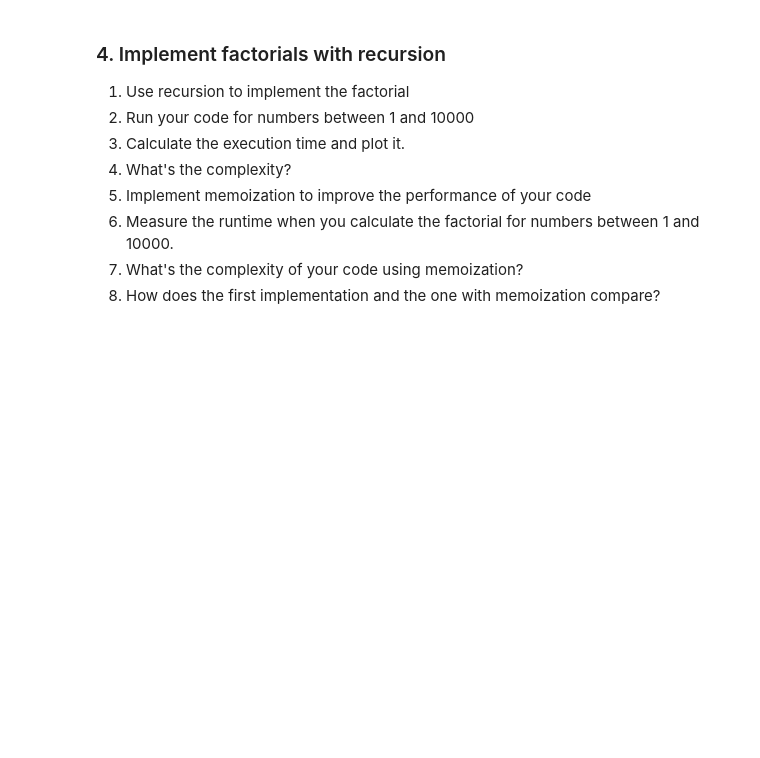
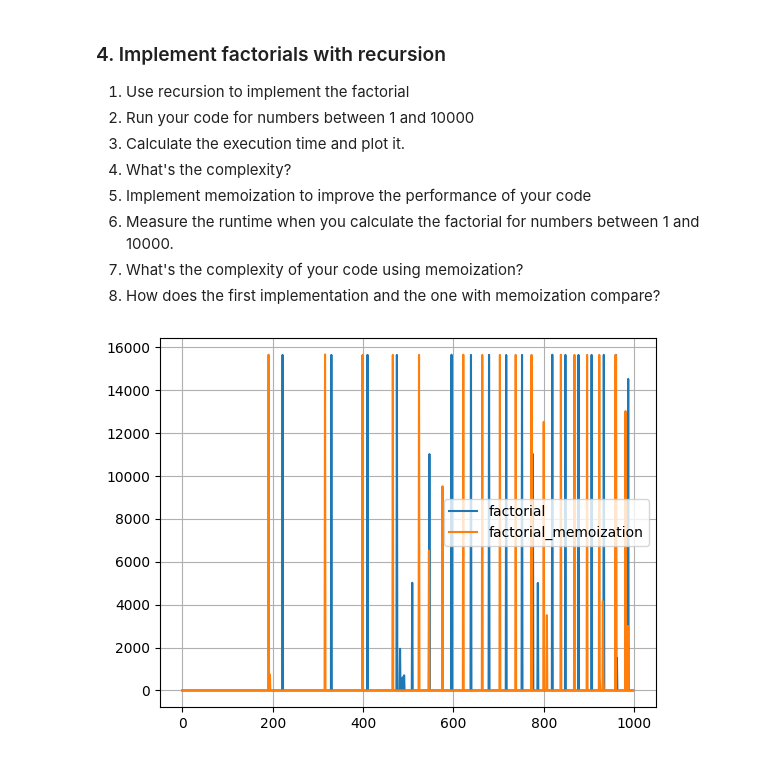
Before and after one commit to RandallMencias/cmp-3002-fall22-rmencias, a Jupyter notebook: HW3/HW_3.ipynb, the cells around one changed output. Saved outputs shown, nothing was run; the diff lists cells and outputs as text; code cells hidden in the pictures; blank space fills up the shorter version.

```diff
--- a/HW3/HW_3.ipynb
+++ b/HW3/HW_3.ipynb
@@ -258,36 +293,51 @@ lists = [random_list() for i in range(100)]
 # %%
 @clock
 def factorial(n):
-    if n == 1:
+    '''
+    :param n:
+    :return: Factorial of N
+    '''
+    #base cases
+    if n <= 0: #1
         return 1
+    if n == 1:#1
+        return 1
+    #Time Complexity: 1+T(n-1)
     return n * factorial(n - 1)[0]
-
-
-
 
 
 @clock
 def factorial_memoization(n):
-    cache = {}
+    '''
+    Uses memoization for n!
+    :param n:
+    :return: n!
+    '''
+    cache = {} #1
 
     def recursive_factorial(n):
-        # time.sleep(0.0000000001)
-        if n in cache.keys():
+        #Creates cache
+        if n in cache.keys():#1
             return cache[n]
-        if n == 1:
+        #Base Cases
+        if n <= 0:#1
+            return 1
+        if n == 1:#1
             return 1
         else:
+            #Time Complexity: 1 +t(n-1)
             cache[n] = n * factorial(n - 1)[0]
             return cache[n]
 
     return recursive_factorial(n)
 
 
-# time.sleep(0.0000000001)
-# factorial_time = [factorial(i)[1] for i in range(1, 400)]
-# factorial_memoization_time = [factorial_memoization(i)[1] for i in range(1,400)]
-# plt.plot(factorial_time, label="factorial")
-# plt.plot(factorial_memoization_time, label="factorial_memoization")
-# plt.legend()
-# plt.grid()
-# plt.show()
+factorial_time = [factorial(i)[1] for i in range(1, 1000)]
+factorial_memoization_time = [factorial_memoization(i)[1] for i in range(1,1000)]
+plt.plot(factorial_time, label="factorial")
+plt.plot(factorial_memoization_time, label="factorial_memoization")
+plt.legend()
+plt.grid()
+plt.show()
+# %% [output]
+[figure, added]
```
Also changed, not shown: parts of 13 cells of this notebook.
